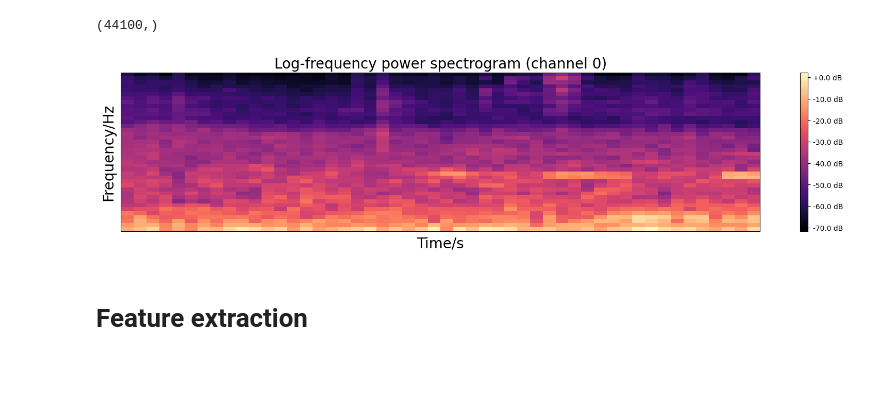
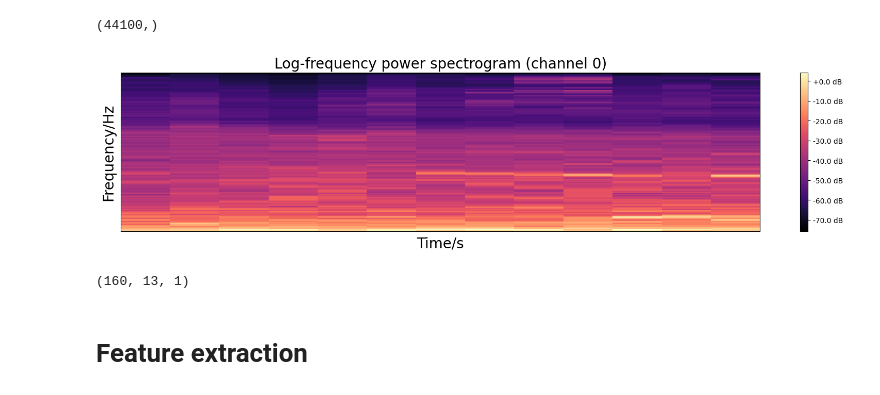
Before and after one commit to seanyeo300/dcase2019specialistkd, a Jupyter notebook: Sean_SKD_TF.ipynb, the cells around one changed output. Drawn from its saved outputs; the diff is of its cells as text; code cells hidden in the pictures.

```diff
--- a/Sean_SKD_TF.ipynb
+++ b/Sean_SKD_TF.ipynb
@@ -82,16 +82,18 @@ x.shape
 # %%
 s = audio_to_mel_magnitude_spectrogram(x,
                                        sr=sr,
-                                       n_fft=int(0.04*sr)-1024,
-                                       hop_length=int(0.02*sr),
-                                       center = False,
-                                       n_mels = 40,
+                                       n_fft=int(0.16*sr),
+                                       hop_length=int(0.08*sr),
+                                       center = True,
+                                       n_mels = 160,
                                        fmin = 0,
                                        fmax = sr//2,
-                                       ref = 1.0,
+                                       ref = 100,
                                        plot_spectrogram = True)
+s.shape
 # %% [output]
-[figure, old version]
+[figure, new version]
+(160, 13, 1)
 # %% [markdown]
 # Feature extraction
 # %% [markdown]
```
Also changed, not shown: parts of 2 cells of this notebook.
